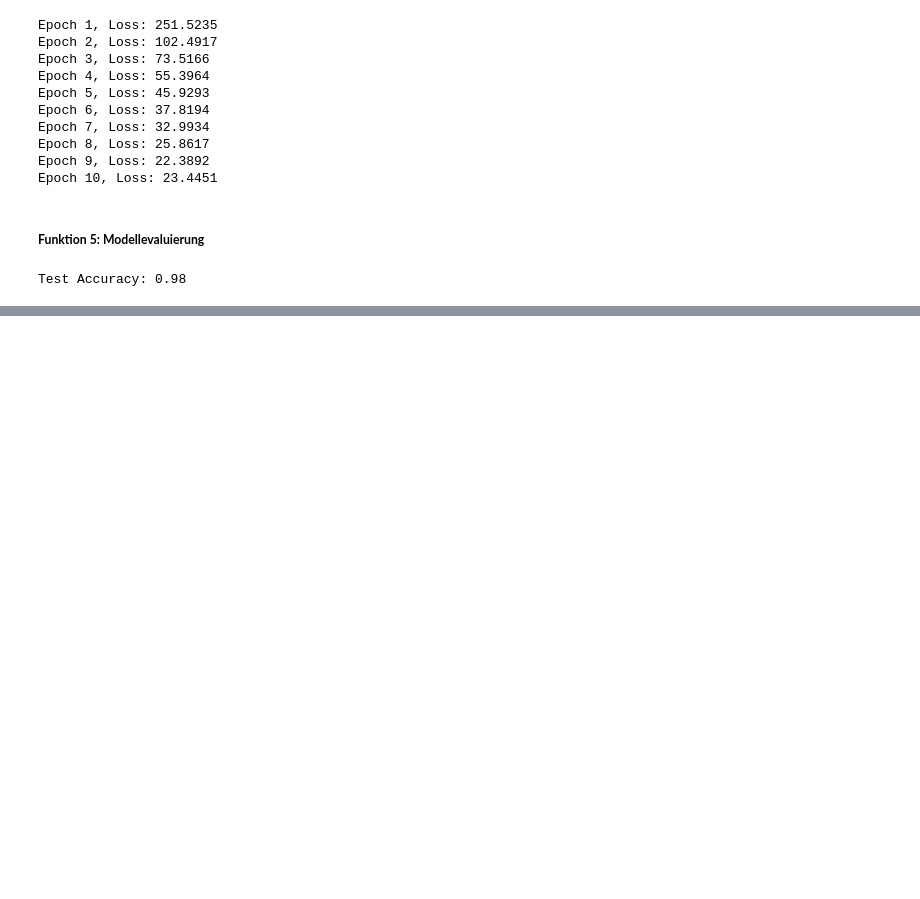
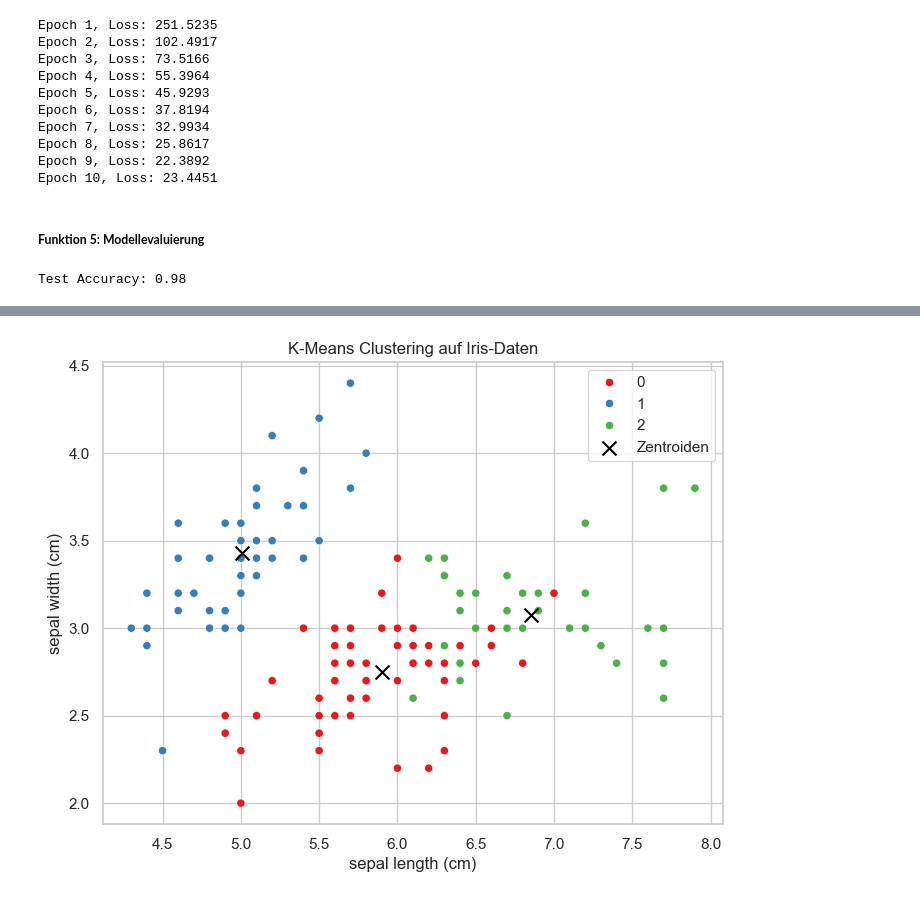
Before and after one commit to josefineselke/Machine-Learning-Track, a Jupyter notebook: Theorie.ipynb, the cells around one changed output, grey strips where cells are left out. Saved outputs shown, nothing was run; the diff lists cells and outputs as text; code cells hidden in the pictures; blank space fills up the shorter version.

```diff
--- a/Theorie.ipynb
+++ b/Theorie.ipynb
@@ -689,0 +709,30 @@ Test Accuracy: 0.98
+# %%
+from sklearn.datasets import load_iris
+from sklearn.cluster import KMeans
+import pandas as pd
+import seaborn as sb
+import matplotlib.pyplot as plt
+
+# Iris-Daten laden
+iris = load_iris()
+X = pd.DataFrame(iris.data, columns=iris.feature_names)
+
+# KMeans-Clustering mit k=3 (wir kennen die echten Klassen, tun aber so, als wären sie unbekannt)
+kmeans = KMeans(n_clusters=3, n_init=10, random_state=42)
+X['cluster'] = kmeans.fit_predict(X)
+
+# Zentroiden extrahieren
+centroids = kmeans.cluster_centers_
+# %%
+# Für die Darstellung nehmen wir zwei Features
+sb.set(style="whitegrid")
+plt.figure(figsize=(8,6))
+sb.scatterplot(x=iris.data[:, 0], y=iris.data[:, 1], hue=X['cluster'], palette='Set1')
+plt.scatter(centroids[:, 0], centroids[:, 1], s=100, c='black', marker='x', label='Zentroiden')
+plt.xlabel(iris.feature_names[0])
+plt.ylabel(iris.feature_names[1])
+plt.title("K-Means Clustering auf Iris-Daten")
+plt.legend()
+plt.show()
+# %% [output]
+[figure, added]
```
Also changed, not shown: parts of 26 cells of this notebook.
